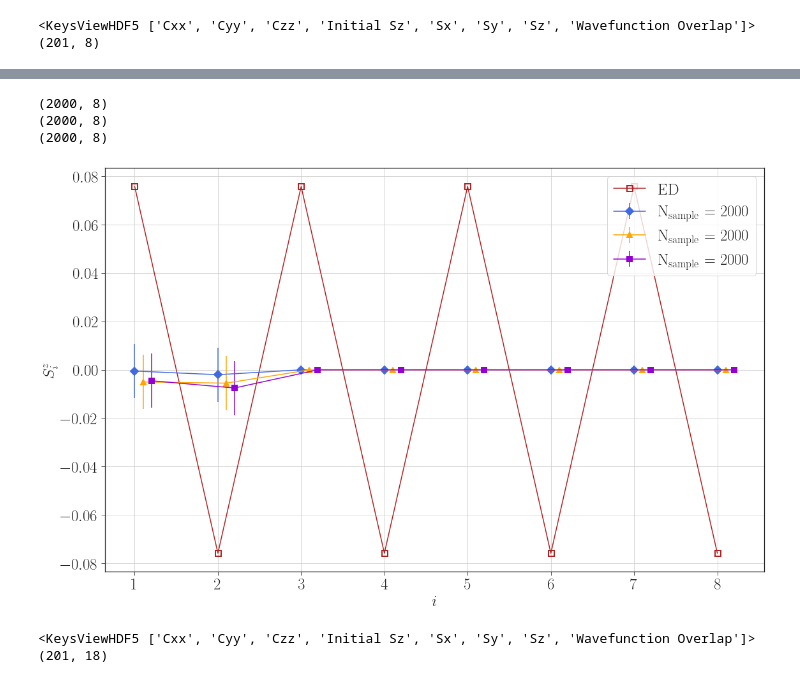
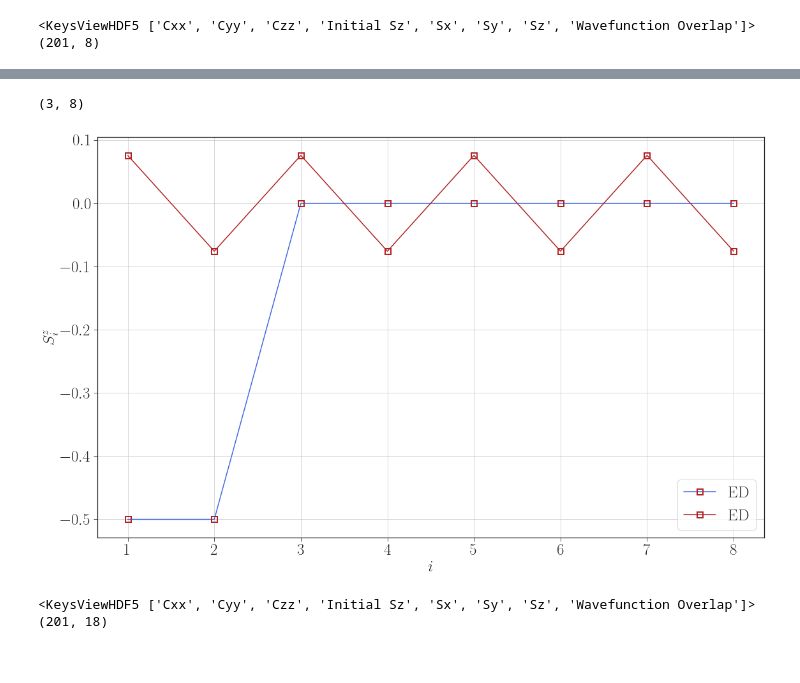
Before and after one commit to xiaobo-23/EntangledLightConeSampling, a Jupyter notebook: HQA_Data_Analysis.ipynb, the cells around one changed output, grey strips where cells are left out. Cells and saved outputs as stored; diff of their text form; code cells hidden in the pictures.

Commit message:
Benchmark the holoQUADS with the longitudinal and the transverse fields

```diff
--- a/HQA_Data_Analysis.ipynb
+++ b/HQA_Data_Analysis.ipynb
@@ -466,12 +466,15 @@ def data_extrapolation(file_name, label):
     print(tmp_Sz.shape)
     return tmp_Sz
 # %%
-Sz_ED = data_extrapolation("Data/ED_N8_h0.2_Iteration12_Rotations_Only_AFM.h5", "Sz")
+Sz_ED = data_extrapolation("Data/ED_N8_h0.2_Iteration12_Rotations_Only_Random_TESTING.h5", "Sy")
 # %% [output]
 <KeysViewHDF5 ['Cxx', 'Cyy', 'Czz', 'Initial Sz', 'Sx', 'Sy', 'Sz', 'Wavefunction Overlap']>
 (12, 8)
 # %%
-Sz_TEBD = data_extrapolation("Data/TEBD_N8_h0.2_tau0.1_T20.0_Rotations_Only_AFM.h5", "Sz")
+Sz_TEBD = data_extrapolation("Data/TEBD_N8_h0.2_tau0.1_T20.0_Rotations_Only_Random_TESTING.h5", "Sy")
 # %% [output]
 <KeysViewHDF5 ['Cxx', 'Cyy', 'Czz', 'Initial Sz', 'Sx', 'Sy', 'Sz', 'Wavefunction Overlap']>
 (201, 8)
+# %%
+Sz_holoQUADS = data_extrapolation("Data/holoQUADS_Circuit_N8_h0.2_T3.0_Measure2_Rotations_Only_Random_TESTING.h5", "Sy_wavefunction")
+Sz_holoQUADS.shape
@@ -539,16 +579,15 @@ def data_extrapolation_sample(file_name, label):
 '''
 
 Sz_ave, Sz_err = [], []
-path = "Data/holoQUADS_Circuit_N8_h0.2_T3.0_Measure2000_Kick_Only_AFM_"
-handle = "Sz"
+path = "Data/holoQUADS_Circuit_N8_h0.2_T3.0_Measure2_Rotations_Only_AFM_"
+handle = "Sz_wavefunction"
 
-for ind in range(3):
-    tmp_path = path + "Test" + str(ind + 1) + ".h5"
+for ind in range(1):
+#     tmp_path = path + "TESTING" + str(ind + 1) + ".h5"
+    tmp_path = path + "TESTING" + ".h5"
     tmp_ave, tmp_err = data_extrapolation_sample(tmp_path, handle)
     Sz_ave.append(tmp_ave); Sz_err.append(tmp_err)
 
 # print(len(Sz_ave)); print(len(Sz_ave[0]))
 # %% [output]
-(2000, 8)
-(2000, 8)
-(2000, 8)
+(3, 8)
@@ -561,39 +602,41 @@ fig = plt.figure(figsize = (16, 16 * goldenRatio), tight_layout = True)
 spec = gridspec.GridSpec(nrows = 1, ncols = 1, figure = fig)
 plt.style.use('seaborn-ticks')
 
 ax1 = fig.add_subplot(spec[0, 0])
 color = ['royalblue', 'orange', 'darkviolet', 'teal', 'coral']
 marker = ['D', '^', 's', 'o', '>']
 label = [r'$\rm N_{sample} = 2000$' for ind in range(5)]
 
-for ind in range(3):
-    ax1.errorbar(np.arange(1, 9) + 0.1 * ind, Sz_ave[ind][:], yerr = Sz_err[ind][:], color = color[ind], marker = marker[ind], markersize = 8, \
-                 markeredgecolor = color[ind], markeredgewidth = 2, label = label[ind])
+# for ind in range(3):
+#     ax1.errorbar(np.arange(1, 9) + 0.05 * ind, Sz_ave[ind][:8], yerr = Sz_err[ind][:8], color = color[ind], marker = marker[ind], markersize = 8, \
+#                  markeredgecolor = color[ind], markeredgewidth = 2, label = label[ind])
 
+ax1.plot(np.arange(1, 9), Sz_holoQUADS[0, :], color = 'royalblue', marker = 's', markersize = 9, \
+     markeredgecolor = 'firebrick', markerfacecolor = 'none', markeredgewidth = 2, label = r'$\rm ED$')
 ax1.plot(np.arange(1, 9), Sz_ED[3, :], color = 'firebrick', marker = 's', markersize = 9, \
      markeredgecolor = 'firebrick', markerfacecolor = 'none', markeredgewidth = 2, label = r'$\rm ED$')
 # ax1.plot(np.arange(1, 19), Sz_TEBD[80, :], color = 'firebrick', marker = 's', markersize = 9, \
 #      markeredgecolor = 'firebrick', markerfacecolor = 'none', markeredgewidth = 2, label = r'$\rm ED$')
 # ax1.plot(np.arange(1, 9), Sz_ED[8, :], color = 'firebrick', marker = 's', markersize = 9, \
 #      markeredgecolor = 'firebrick', markerfacecolor = 'none', markeredgewidth = 2, label = r'$\rm ED$')
 
-# ax1.plot(np.arange(1, 9), np.array(h5py.File("Data/ED_N8_h0.2_Iteration12_Random1.h5")["Initial Sz"]).real, \
+# ax1.plot(np.arange(1, 9), np.array(h5py.File("Data/ED_N8_h0.2_Iteration12_Rotations_Only_Random.h5")["Initial Sz"]).real, \
 #          marker = ">", markersize = 6, color = "teal", linestyle = "", label = r'$\rm ED \;\; Initialization$')
-# ax1.plot(np.arange(1, 9), np.array(h5py.File("Data/holoQUADS_Circuit_N8_h0.2_T3.0_Measure2000_Random_Update_Test1.h5")["Initial Sz"]).real, color = "darkblue",\
+# ax1.plot(np.arange(1, 9), np.array(h5py.File("Data/holoQUADS_Circuit_N8_h0.2_T3.0_Measure2000_Rotations_Only_Random_Test1.h5")["Initial Sz"]).real, color = "darkblue",\
 #          marker = ">", markersize = 12, markerfacecolor = "none", linestyle = "-.", label = r'$\rm holoQUADS \;\; Initialization$')
 
 ax1.set_xlabel(r'$i$', fontsize = 25)
 ax1.set_ylabel(r'$S^{z}_{i}$', fontsize = 25)
 # ax1.set_xticks(np.arange(1, 9))
 # ax1.set_xlim(.97, 2.1)
 # ax1.set_ylim(-.1, .5)
 ax1.tick_params(axis = "both", which = "major", labelsize = 25)
 ax1.legend(frameon = True, fontsize = 25)
 ax1.grid()
 
 # plt.savefig('Figures/Kick_Ising_holoQUADS_Benchmark_Random_h0.2_t=3_Sz_Random2.pdf')
 # %% [output]
-[figure, old version]
+[figure, new version]
 # %%
 Sz_TEBD = data_extrapolation("Data/TEBD_N18_h0.2_tau0.1_T20.0_Random.h5", "Sz")
 # %% [output]
```
Also changed, not shown: parts of 4 cells of this notebook, 3 other files.
